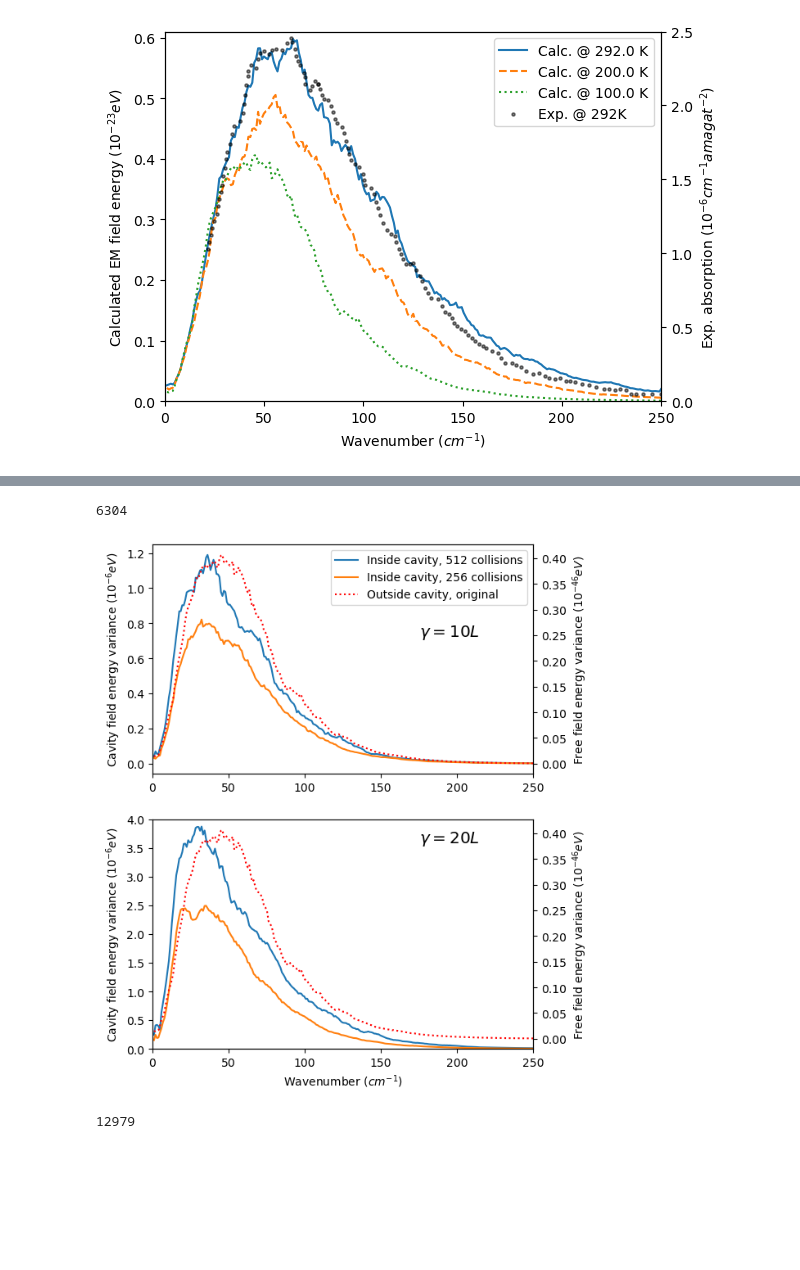
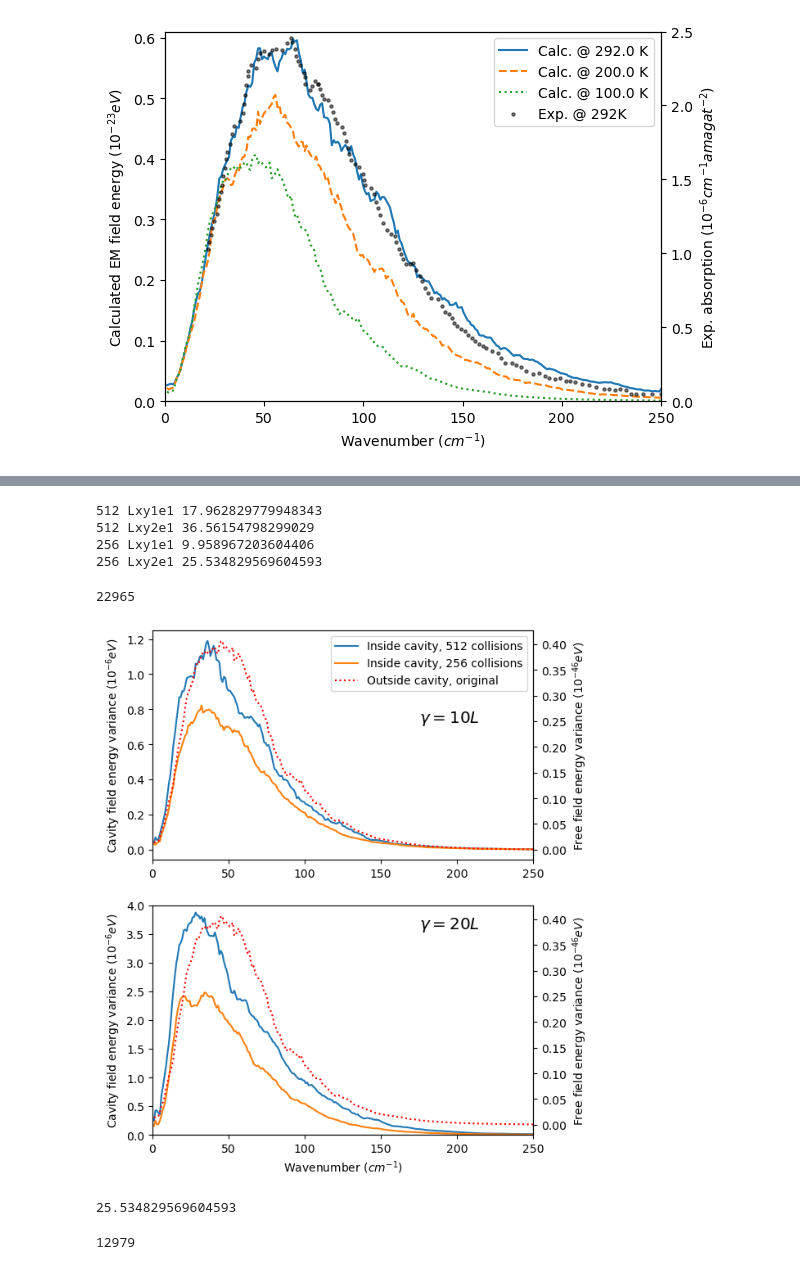
Before and after one commit to RibeiroGroup/Molecular-Dynamics-for-CIS, a Jupyter notebook: src/analyze_monte_carlo.ipynb, the cells around one changed output, grey strips where cells are left out. Cells and saved outputs as stored; diff of their text form; code cells hidden in the pictures; blank space fills up the shorter version.

```diff
--- a/src/analyze_monte_carlo.ipynb
+++ b/src/analyze_monte_carlo.ipynb
@@ -344,6 +324,8 @@ Lxy1e1
 2 (435.8285923084911+0j)
 0 (456.67493659569806+0j)
 1 (449.67548566772183+0j)
+# %%
+spectra_utils = importlib.reload(spectra_utils)
 # %%
 """
 Electromagnetic profiling for computing spectra
@@ -367,6 +349,7 @@ for f_, (no_collision, result_dict) in enumerate(foo.items()):
         directory_dict = categorizing_pickle(cavityfield_result_path, '')
 
         rad_profile = []
+        rad_profile_ = []
         n_pickle = 0
         for i_, (j, path) in enumerate(directory_dict.items()):
             try:
@@ -376,6 +359,7 @@ for f_, (no_collision, result_dict) in enumerate(foo.items()):
                 print(path)
                 continue
 
+            # for calculating spectra
             omega_profile, rad_profile1 = spectra_utils.field_spectra(
                 result_dict,
                 convert_function = {
@@ -384,6 +368,15 @@ for f_, (no_collision, result_dict) in enumerate(foo.items()):
                 mode = 'std'
             )
             rad_profile.append(rad_profile1)
+
+            #for calculating the field final temperature
+            omega_profile, rad_profile2 = spectra_utils.field_spectra(
+                result_dict,
+                convert_function = {
+                    'wavenumber':red.convert_wavenumber},
+                mode = 'abs'
+            )
+            rad_profile_.append(rad_profile2)
 
             del result_dict
 
@@ -413,35 +406,47 @@ for f_, (no_collision, result_dict) in enumerate(foo.items()):
 
             ax[i].set_ylabel(r"Cavity field energy variance ($10^{-6} eV$)")
             tax.set_ylabel(r"Free field energy variance ($10^{-46} eV$)")
 
+        # print final temperature of the field
+        rad_profile_ = np.mean(rad_profile_, axis = 0)
+        print(no_collision, temp, np.mean(rad_profile_ * red.epsilon / red.boltzmann))
+
 ax[0].plot(
     [], [], label = "Outside cavity, original" ,
     linestyle = linestyle_list[2],color=colors[0]
 )
 """
 ax[0].plot(
     [], [], label = "Outside cavity, rescale" ,
     linestyle = linestyle_list[2],color=colors[1]
 )
 #"""
 
 #ax[0].set_ylim(0, 1.25)
 ax[1].set_ylim(0, 4.0)
 
 ax[1].set_xlabel(r'Wavenumber ($cm^{-1}$)')
 
 ax[0].annotate(r'$\gamma = 10L$',xy = (0.7,0.6), xycoords = 'axes fraction', fontsize = 'x-large')
 ax[1].annotate(r'$\gamma = 20L$',xy = (0.7,0.9), xycoords = 'axes fraction', fontsize = 'x-large')
 
 #ax[0].legend(loc='lower center', bbox_to_anchor=(0.5, 1.0), ncol=2)
 ax[0].legend()
 
 fig.savefig(fig_root + "cavity_spectrum_.jpeg",dpi = 600,bbox_inches = 'tight')
 
 gc.collect()
 # %% [output]
-6304
+512 Lxy1e1 17.962829779948343
+512 Lxy2e1 36.56154798299029
+256 Lxy1e1 9.958967203604406
+256 Lxy2e1 25.534829569604593
+22965
-[figure, old version]
+[figure, new version]
+# %%
+np.mean(rad_profile_ * red.epsilon / red.boltzmann)
+# %% [output]
+25.534829569604593
 # %%
 """
 Electromagnetic profiling for computing spectra
```
Also changed, not shown: parts of 1 cell of this notebook, 3 other files.
